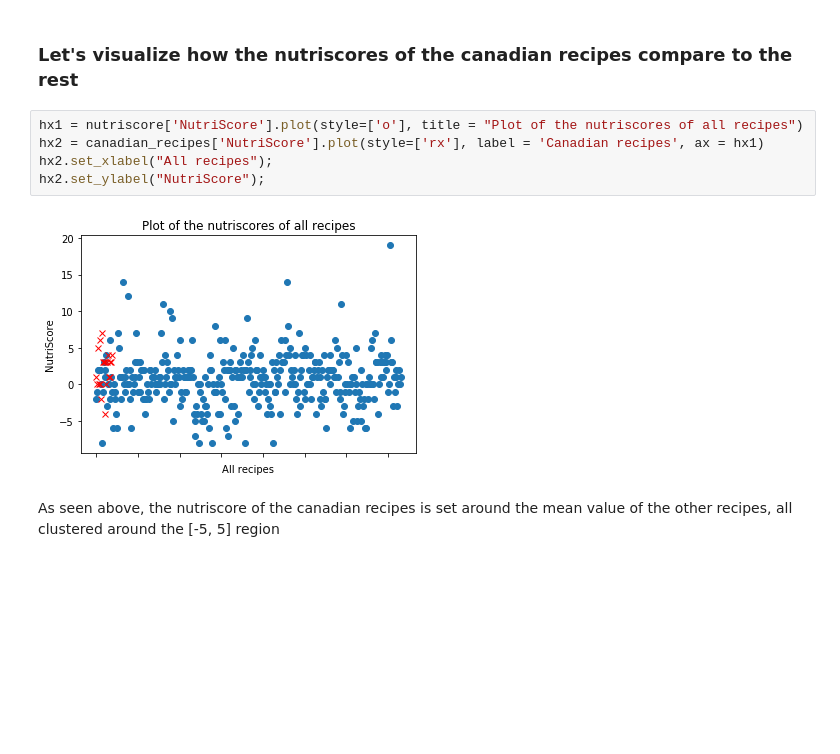
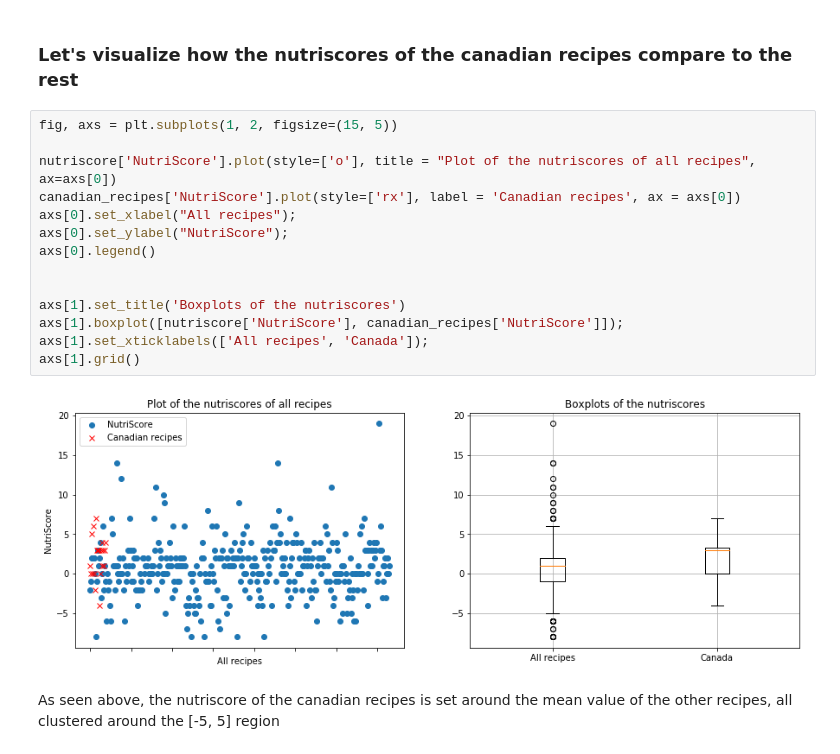
Before and after one commit to ada-food-recipes/food-recipes, a Jupyter notebook: Final_notebook.ipynb, the cells around one changed output. Saved outputs shown, nothing was run; the diff lists cells and outputs as text; blank space fills up the shorter version.

```diff
--- a/Final_notebook.ipynb
+++ b/Final_notebook.ipynb
@@ -1411,12 +1496,21 @@ First of all, as a remainder, the recipe is considered healthy when the nutrisco
 # %% [markdown]
 ### Let's visualize how the nutriscores of the canadian recipes compare to the rest
 # %%
-hx1 = nutriscore['NutriScore'].plot(style=['o'], title = "Plot of the nutriscores of all recipes")
-hx2 = canadian_recipes['NutriScore'].plot(style=['rx'], label = 'Canadian recipes', ax = hx1)
-hx2.set_xlabel("All recipes");
-hx2.set_ylabel("NutriScore");
+fig, axs = plt.subplots(1, 2, figsize=(15, 5))
+
+nutriscore['NutriScore'].plot(style=['o'], title = "Plot of the nutriscores of all recipes", ax=axs[0])
+canadian_recipes['NutriScore'].plot(style=['rx'], label = 'Canadian recipes', ax = axs[0])
+axs[0].set_xlabel("All recipes");
+axs[0].set_ylabel("NutriScore");
+axs[0].legend()
+
+
+axs[1].set_title('Boxplots of the nutriscores')
+axs[1].boxplot([nutriscore['NutriScore'], canadian_recipes['NutriScore']]);
+axs[1].set_xticklabels(['All recipes', 'Canada']);
+axs[1].grid()
 # %% [output]
-[figure, old version]
+[figure, new version]
 # %% [markdown]
 As seen above, the nutriscore of the canadian recipes is set around the mean value of the other recipes, all clustered around the [-5, 5] region
 # %%
```
Also changed, not shown: parts of 11 cells of this notebook, 16 other files.
